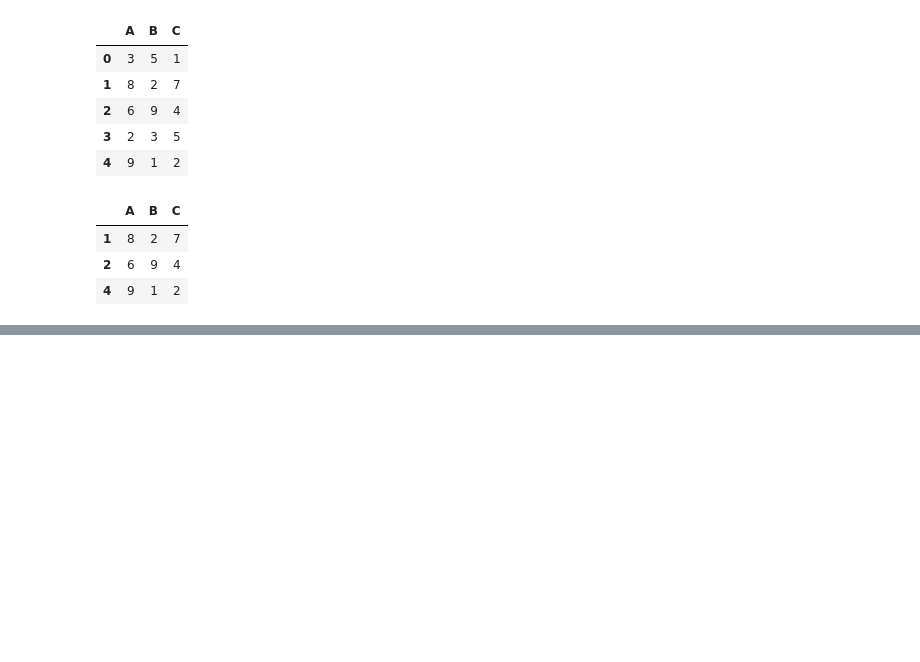
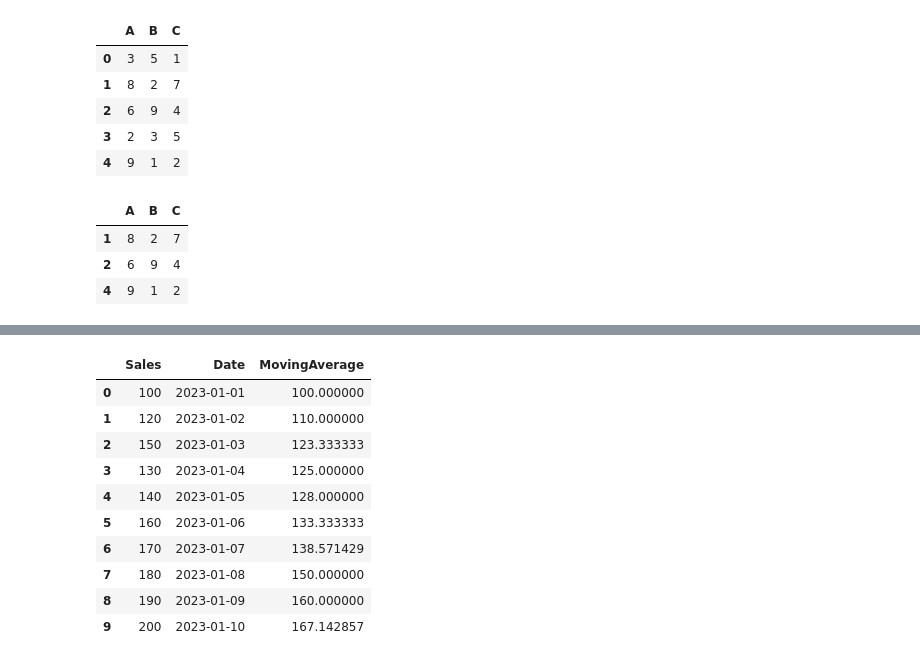
Before and after one commit to Arka1212/Data-Science-Assignments, a Jupyter notebook: Pandas_Advance_Assignment.ipynb, the cells around one changed output, grey strips where cells are left out. Saved outputs shown, nothing was run; the diff lists cells and outputs as text; code cells hidden in the pictures; blank space fills up the shorter version.

```diff
--- a/Pandas_Advance_Assignment.ipynb
+++ b/Pandas_Advance_Assignment.ipynb
@@ -293,0 +324,9 @@ filter_df(dataset_df)
+# %%
+# Sample DataFrame with 'Sales' and 'Date' columns
+import numpy as np
+data = {'Sales': [100, 120, 150, 130, 140, 160, 170, 180, 190, 200],
+        'Date': ['2023-01-01', '2023-01-02', '2023-01-03', '2023-01-04', '2023-01-05',
+                 '2023-01-06', '2023-01-07', '2023-01-08', '2023-01-09', '2023-01-10']}
+
+sales_data = pd.DataFrame(data)
+sales_data
@@ -293,0 +345,22 @@ filter_df(dataset_df)
+# %%
+# Creating a function to calculate moving average.
+def moving_avg_col(df):
+  df = df.sort_values(by = 'Date')
+  df['MovingAverage'] = df['Sales'].rolling(window = 7, min_periods = 1).mean()
+  return df
+
+
+# Applying the function to dataset.
+moving_avg_col(sales_data)
+# %% [output]
+|  | Sales | Date | MovingAverage |
+| 0 | 100 | 2023-01-01 | 100.000000 |
+| 1 | 120 | 2023-01-02 | 110.000000 |
+| 2 | 150 | 2023-01-03 | 123.333333 |
+| 3 | 130 | 2023-01-04 | 125.000000 |
+| 4 | 140 | 2023-01-05 | 128.000000 |
+| 5 | 160 | 2023-01-06 | 133.333333 |
+| 6 | 170 | 2023-01-07 | 138.571429 |
+| 7 | 180 | 2023-01-08 | 150.000000 |
+| 8 | 190 | 2023-01-09 | 160.000000 |
+| 9 | 200 | 2023-01-10 | 167.142857 |
```
Also changed, not shown: parts of 12 cells of this notebook.
